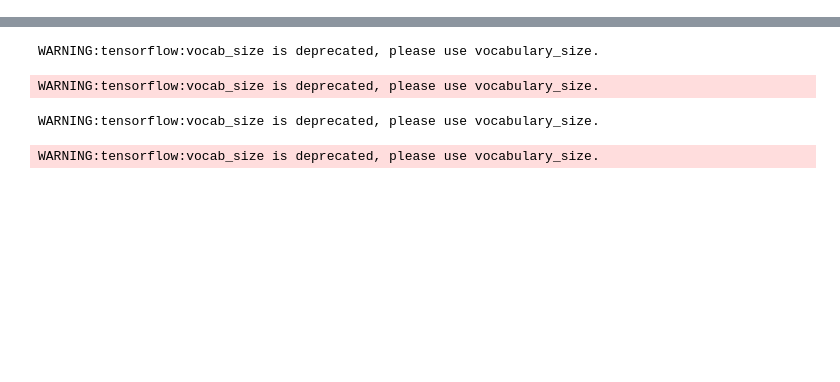
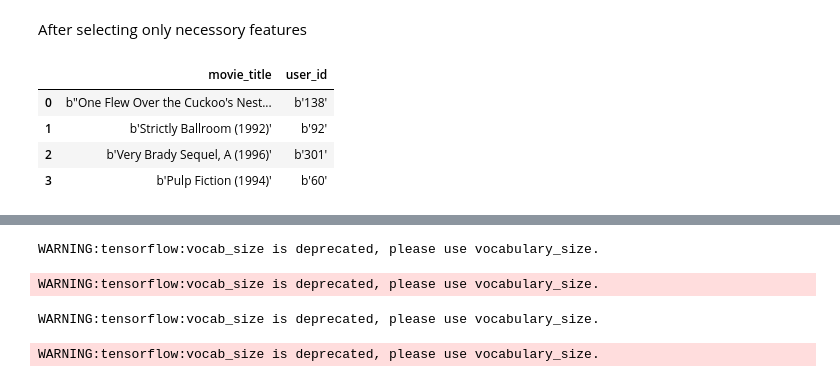
Before and after one commit to vis7/recommendation_system, a Jupyter notebook: tensorflow_recommender_tutorial/movie_recommendation_system.ipynb, the cells around one changed output, grey strips where cells are left out. Saved outputs shown, nothing was run; the diff lists cells and outputs as text; code cells hidden in the pictures; blank space fills up the shorter version.

```diff
--- a/tensorflow_recommender_tutorial/movie_recommendation_system.ipynb
+++ b/tensorflow_recommender_tutorial/movie_recommendation_system.ipynb
@@ -15,11 +61,8 @@ import tensorflow_recommenders as tfrs
 # %%
-# loading data
-ratings = tfds.load('movielens/100k-ratings', split='train')
-movies = tfds.load('movielens/100k-movies', split='train')
-
 # selecting basic feature
 ratings = ratings.map(lambda x:{
     'movie_title': x['movie_title'],
     'user_id': x['user_id']
 })
+
 movies = movies.map(lambda x: x['movie_title'])
@@ -31,0 +69,10 @@ Dataset movielens downloaded and prepared to /root/tensorflow_datasets/movielens
+# %% [markdown]
+After selecting only necessory features
+# %%
+tfds.as_dataframe(ratings.take(4), ratings_info)
+# %% [output]
+|  | movie_title | user_id |
+| 0 | b"One Flew Over the Cuckoo's Nest... | b'138' |
+| 1 | b'Strictly Ballroom (1992)' | b'92' |
+| 2 | b'Very Brady Sequel, A (1996)' | b'301' |
+| 3 | b'Pulp Fiction (1994)' | b'60' |
```
Also changed, not shown: parts of 13 cells of this notebook.
